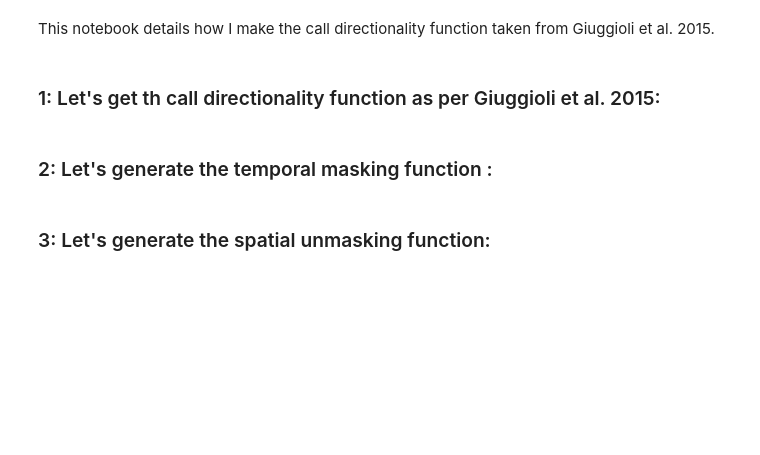
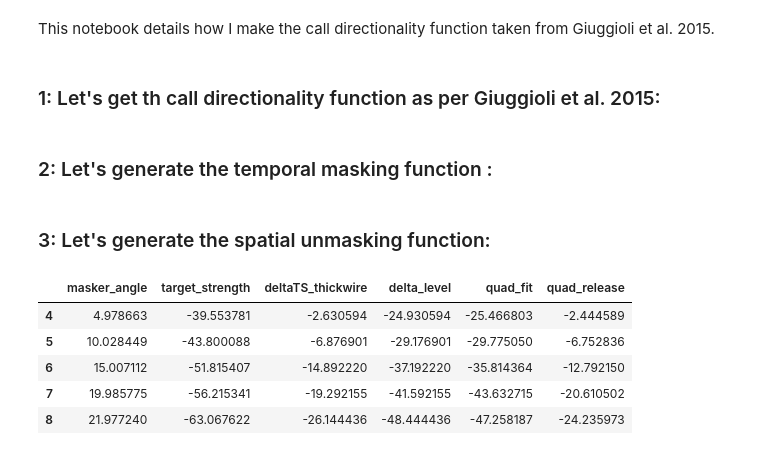
Before and after one commit to thejasvibr/the_cocktail_party_nightmare, a Jupyter notebook: Making_multipanel_SI_plot.ipynb, the cells around one changed output. Saved outputs shown, nothing was run; the diff lists cells and outputs as text; code cells hidden in the pictures; blank space fills up the shorter version.

```diff
--- a/Making_multipanel_SI_plot.ipynb
+++ b/Making_multipanel_SI_plot.ipynb
@@ -62,3 +62,12 @@ deltaecholevel += -deltaecholevel[0]
 spatial_release_fn = pd.DataFrame(index =range(deltaecholevel.size),columns=['deltatheta','dB_release'])
 spatial_release_fn['deltatheta'] = theta_sep
 spatial_release_fn['dB_release'] = deltaecholevel
+# %%
+fig4b.tail()
+# %% [output]
+|  | masker_angle | target_strength | deltaTS_thickwire | delta_level | quad_fit | quad_release |
+| 4 | 4.978663 | -39.553781 | -2.630594 | -24.930594 | -25.466803 | -2.444589 |
+| 5 | 10.028449 | -43.800088 | -6.876901 | -29.176901 | -29.775050 | -6.752836 |
+| 6 | 15.007112 | -51.815407 | -14.892220 | -37.192220 | -35.814364 | -12.792150 |
+| 7 | 19.985775 | -56.215341 | -19.292155 | -41.592155 | -43.632715 | -20.610502 |
+| 8 | 21.977240 | -63.067622 | -26.144436 | -48.444436 | -47.258187 | -24.235973 |
```
Also changed, not shown: parts of 6 cells of this notebook, 6 other files.
